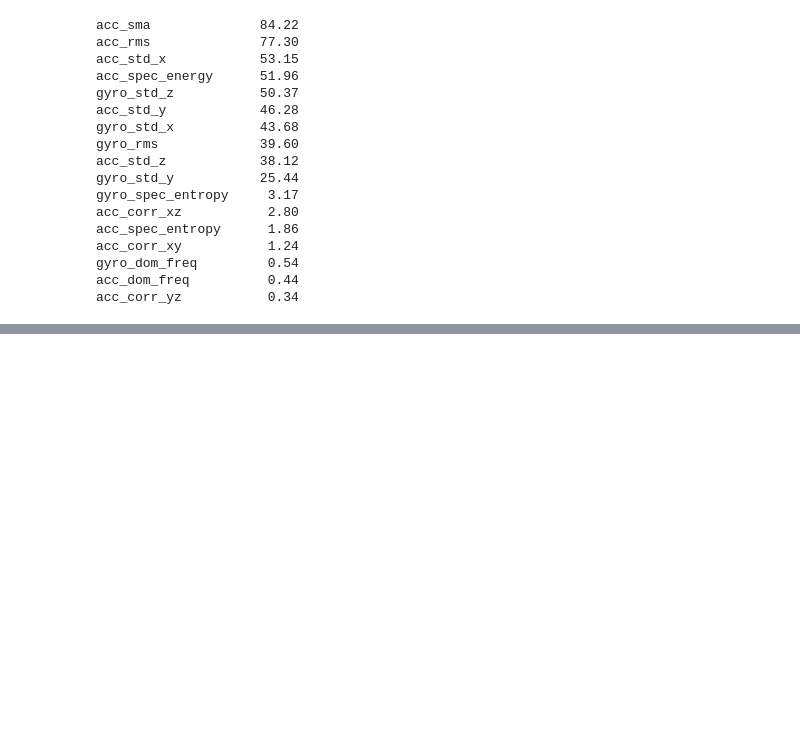
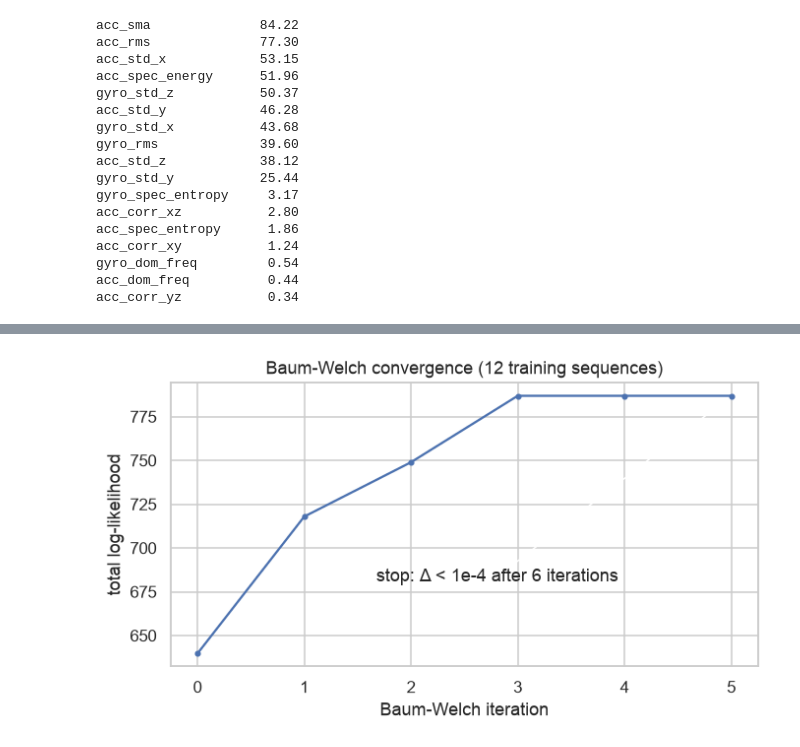
Before and after one commit to Eddydev-ALU/hmm-human-activity-recognition-formative-2, a Jupyter notebook: notebooks/hmm_activity_recognition.ipynb, the cells around one changed output, grey strips where cells are left out. Saved outputs shown, nothing was run; the diff lists cells and outputs as text; code cells hidden in the pictures; blank space fills up the shorter version.

Commit message:
Notebook: from-scratch Gaussian HMM with Viterbi, Baum-Welch and sanity checks

```diff
--- a/notebooks/hmm_activity_recognition.ipynb
+++ b/notebooks/hmm_activity_recognition.ipynb
@@ -476,0 +699,16 @@ acc_corr_yz           0.34
+# %%
+def build_sequences(feat: pd.DataFrame, Z: pd.DataFrame, rng: np.random.Generator) -> tuple[list, list, list]:
+    """Group recordings by index (01..12); each group = one sequence of 4 recordings (one per activity) in random order."""
+    feat = feat.assign(idx=feat.recording.str.split("_").str[1])
+    X_seqs, y_seqs, orders = [], [], []
+    for idx in sorted(feat.idx.unique()):
+        order = list(rng.permutation(ACTIVITIES))
+        rows = pd.concat([feat[(feat.idx == idx) & (feat.label == lab)].sort_values("win_idx") for lab in order])
+        X_seqs.append(Z.loc[rows.index].to_numpy())
+        y_seqs.append(rows.label.map(ACTIVITIES.index).to_numpy())
+        orders.append(f"seq {idx}: " + " → ".join(order))
+    return X_seqs, y_seqs, orders
+
+X_train_seqs, y_train_seqs, seq_orders = build_sequences(train_feat, Ztrain, rng)
+print("\n".join(seq_orders[:4]), "\n...")
+print(f"{len(X_train_seqs)} sequences, lengths {[len(s) for s in X_train_seqs]}")
@@ -476,0 +729,15 @@ acc_corr_yz           0.34
+# %%
+hmm_init = GaussianHMM(len(ACTIVITIES), var_floor=1e-2).init_from_labels(X_train_seqs, y_train_seqs, smoothing=1.0)
+A_init = hmm_init.A.copy()
+
+hmm = GaussianHMM(len(ACTIVITIES), var_floor=1e-2).init_from_labels(X_train_seqs, y_train_seqs, smoothing=1.0)
+hmm.fit(X_train_seqs, max_iter=200, tol=1e-4)
+
+hist = np.array(hmm.history)
+diffs = np.diff(hist)
+assert np.all(diffs > -1e-6), "log-likelihood decreased!"
+assert np.allclose(hmm.A.sum(axis=1), 1) and np.isclose(hmm.pi.sum(), 1), "A / pi not normalised"
+print(f"PASS: log-likelihood non-decreasing over {len(hist)} iterations (min Δ = {diffs.min():.2e}); rows of A and pi sum to 1.")
+print(f"log-likelihood: init {hist[0]:.2f} -> final {hist[-1]:.2f}; converged = {hmm.converged_}")
+RESULTS["bw"] = {"iterations": int(hmm.n_iter_), "converged": bool(hmm.converged_), "ll_init": round(float(hist[0]), 2),
+                 "ll_final": round(float(hist[-1]), 2), "tol": 1e-4, "max_iter": 200, "var_floor": 1e-2}
@@ -476,0 +752,9 @@ acc_corr_yz           0.34
+# %%
+fig, ax = plt.subplots(figsize=(7, 3.4))
+ax.plot(np.arange(len(hist)), hist, "o-", ms=3)
+ax.set(xlabel="Baum-Welch iteration", ylabel="total log-likelihood", title="Baum-Welch convergence (12 training sequences)")
+ax.annotate(f"stop: Δ < 1e-4 after {len(hist)} iterations", xy=(len(hist) - 1, hist[-1]), xytext=(0.35, 0.3),
+            textcoords="axes fraction", arrowprops=dict(arrowstyle="->"))
+savefig(fig, "fig_bw_convergence"); plt.show()
+# %% [output]
+[figure, added]
```
Also changed, not shown: parts of 9 cells of this notebook, 2 other files.
